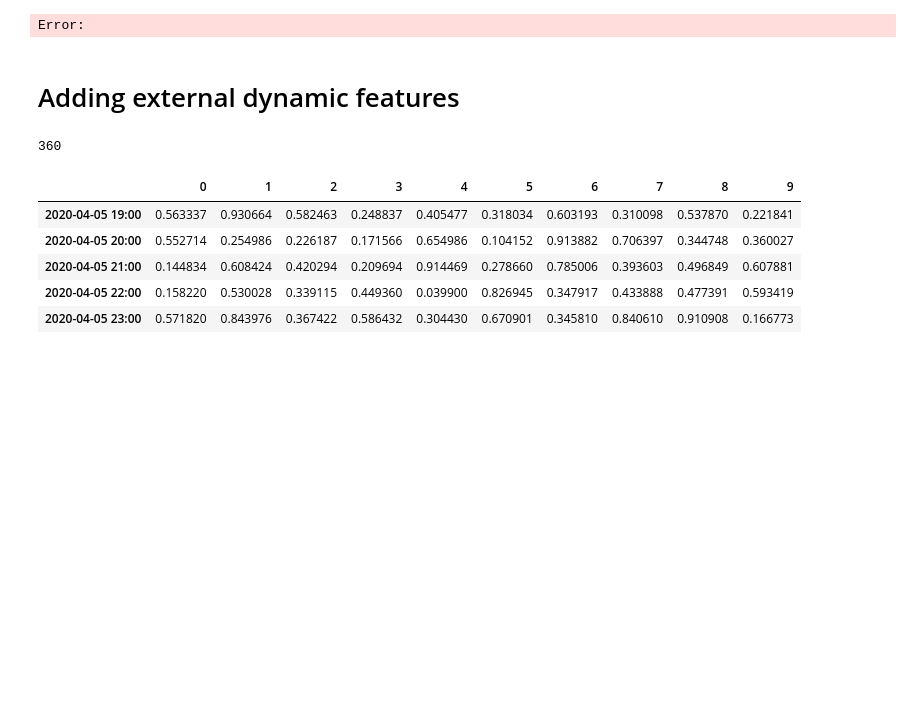
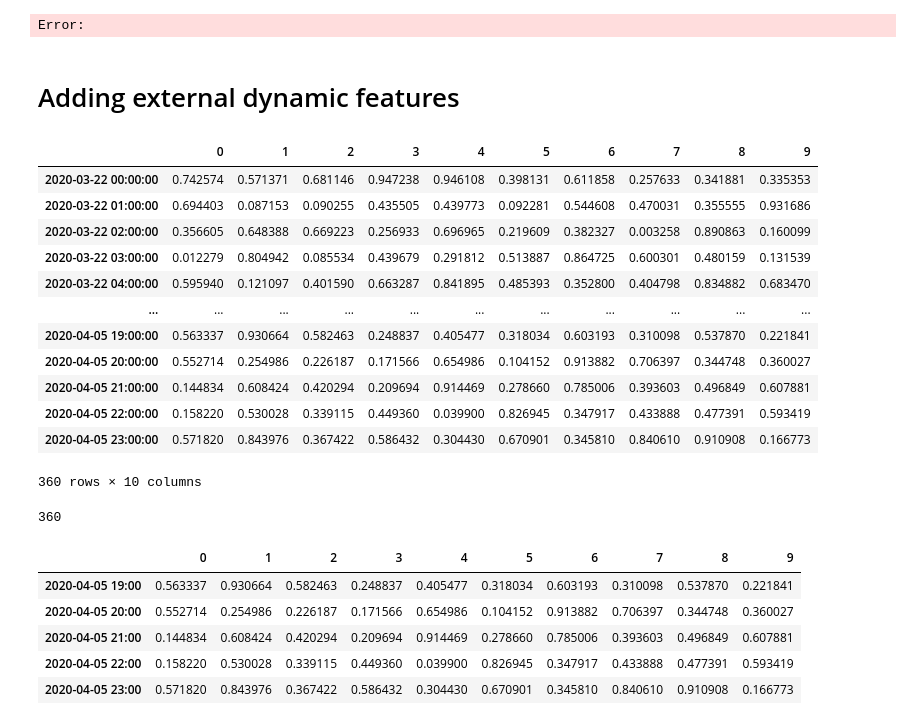
Before and after one commit to dormoyi/CS229B_final_project, a Jupyter notebook: DeepVarHierarchical.ipynb, the cells around one changed output. Saved outputs shown, nothing was run; the diff lists cells and outputs as text; code cells hidden in the pictures; blank space fills up the shorter version.

Commit message:
added dynamical features

```diff
--- a/DeepVarHierarchical.ipynb
+++ b/DeepVarHierarchical.ipynb
@@ -338,6 +338,26 @@ dynamic_features_df = pd.read_csv(
     index_col=0,
     parse_dates=True,
 ).to_period()
+# %%
+pd.read_csv(
+    dynamic_features_csv,
+    index_col=0,
+    parse_dates=True,
+)
+# %% [output]
+|  | 0 | 1 | 2 | 3 | 4 | 5 | 6 | 7 | 8 | 9 |
+| 2020-03-22 00:00:00 | 0.742574 | 0.571371 | 0.681146 | 0.947238 | 0.946108 | 0.398131 | 0.611858 | 0.257633 | 0.341881 | 0.335353 |
+| 2020-03-22 01:00:00 | 0.694403 | 0.087153 | 0.090255 | 0.435505 | 0.439773 | 0.092281 | 0.544608 | 0.470031 | 0.355555 | 0.931686 |
+| 2020-03-22 02:00:00 | 0.356605 | 0.648388 | 0.669223 | 0.256933 | 0.696965 | 0.219609 | 0.382327 | 0.003258 | 0.890863 | 0.160099 |
+| 2020-03-22 03:00:00 | 0.012279 | 0.804942 | 0.085534 | 0.439679 | 0.291812 | 0.513887 | 0.864725 | 0.600301 | 0.480159 | 0.131539 |
+| 2020-03-22 04:00:00 | 0.595940 | 0.121097 | 0.401590 | 0.663287 | 0.841895 | 0.485393 | 0.352800 | 0.404798 | 0.834882 | 0.683470 |
+| ... | ... | ... | ... | ... | ... | ... | ... | ... | ... | ... |
+| 2020-04-05 19:00:00 | 0.563337 | 0.930664 | 0.582463 | 0.248837 | 0.405477 | 0.318034 | 0.603193 | 0.310098 | 0.537870 | 0.221841 |
+| 2020-04-05 20:00:00 | 0.552714 | 0.254986 | 0.226187 | 0.171566 | 0.654986 | 0.104152 | 0.913882 | 0.706397 | 0.344748 | 0.360027 |
+| 2020-04-05 21:00:00 | 0.144834 | 0.608424 | 0.420294 | 0.209694 | 0.914469 | 0.278660 | 0.785006 | 0.393603 | 0.496849 | 0.607881 |
+| 2020-04-05 22:00:00 | 0.158220 | 0.530028 | 0.339115 | 0.449360 | 0.039900 | 0.826945 | 0.347917 | 0.433888 | 0.477391 | 0.593419 |
+| 2020-04-05 23:00:00 | 0.571820 | 0.843976 | 0.367422 | 0.586432 | 0.304430 | 0.670901 | 0.345810 | 0.840610 | 0.910908 | 0.166773 |
+360 rows × 10 columns
 # %%
 print(len(dynamic_features_df))
 dynamic_features_df.tail()
```
Also changed, not shown: parts of 1 cell of this notebook, 1 other file.
